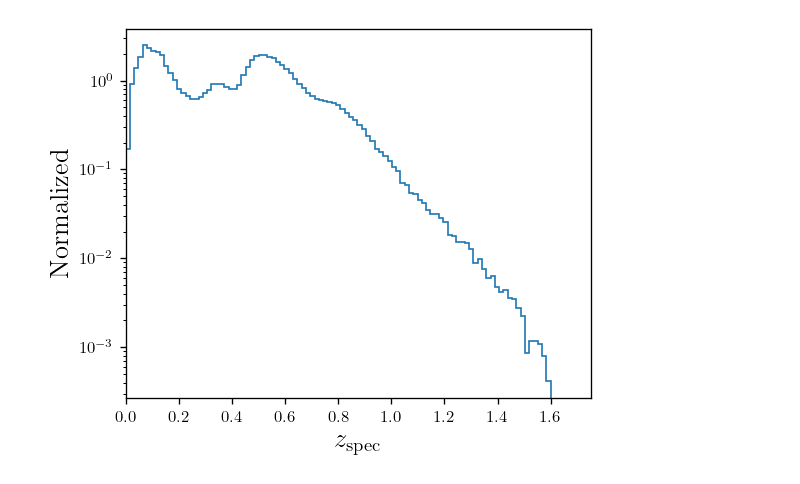
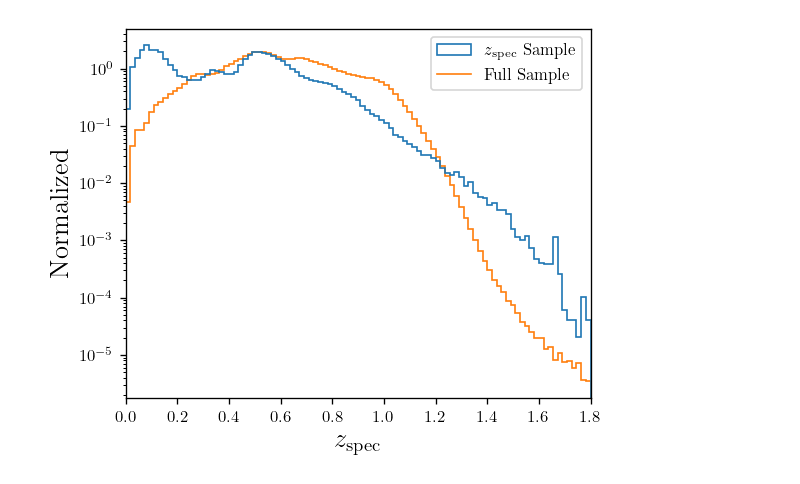
Before and after one commit to saahitmog/GW_Source_Map, a Jupyter notebook: DESI_diagnotic_plots.ipynb, the cells around one changed output. Cells and saved outputs as stored; diff of their text form; code cells hidden in the pictures.

Commit message:
joint distribution plots + datasets

```diff
--- a/DESI_diagnotic_plots.ipynb
+++ b/DESI_diagnotic_plots.ipynb
@@ -1,8 +1,13 @@
 # %%
 import numpy as np
+import joblib as jl
 import matplotlib.pyplot as plt
 from astropy.table import Table
 from tqdm import tqdm
+
+cachedir = '.cache'
+mem = jl.Memory(cachedir)
+histogram = mem.cache(np.histogram)
 
 plt.rc('text', usetex=True)
 plt.rc('font', family='serif')
@@ -12,5 +17,13 @@ plt.rc('savefig', bbox='tight')
 cols = ['RA', 'DEC', 'photo_z', 'MASS_BEST']
 # download from https://www.scidb.cn/en/file?fid=92b8d8273c8c70e8db718a1e22bb331c&mode=front
 tbl = Table.read('data/desidr9_galaxy_cspcat.fits', memmap=True)
-# run the preprocess.sh script
-cut_tbl = Table.read('data/desidr9_galaxy_cspcat_cut.fits', memmap=True)
+# run the data/preprocess.sh script
+cut_tbl = Table.read('data/desidr9_galaxy_cspcat_spec.fits', memmap=True)
+
+z_bins = np.linspace(0, 1.8, 100)
+mass_bins = np.linspace(7, 13, 100)
+joint_bins = (z_bins, mass_bins)
+
+photo_z_hist = jl.load('.cache/photo_z_hist.pkl')
+mass_hist = jl.load('.cache/mass_hist.pkl')
+joint_hist = jl.load('.cache/joint_hist.pkl')
@@ -17,12 +48,15 @@ cut_tbl = Table.read('data/desidr9_galaxy_cspcat_cut.fits', memmap=True)
 # %%
 # Figure 2.1 Zou et al. 2022
 
 plt.figure(figsize=(5, 4))
-plt.hist(cut_tbl['spec_z'], bins=np.linspace(0, 1.6, 100), density=True, histtype='step')
+plt.hist(cut_tbl['spec_z'], bins=z_bins, density=True,
+         histtype='step', label=r'$z_{\rm spec}$ Sample')
+plt.stairs(*photo_z_hist, fill=False, label='Full Sample')
 plt.yscale('log')
-plt.xlim(0, 1.75)
+plt.xlim(z_bins.min(), z_bins.max())
 plt.xlabel(r'$z_{\rm spec}$', fontsize=16)
 plt.ylabel('Normalized', fontsize=16)
+plt.legend()
 plt.show()
 # %% [output]
-[figure, old version]
+[figure, new version]
```
Also changed, not shown: parts of 6 cells of this notebook, 2 other files.
